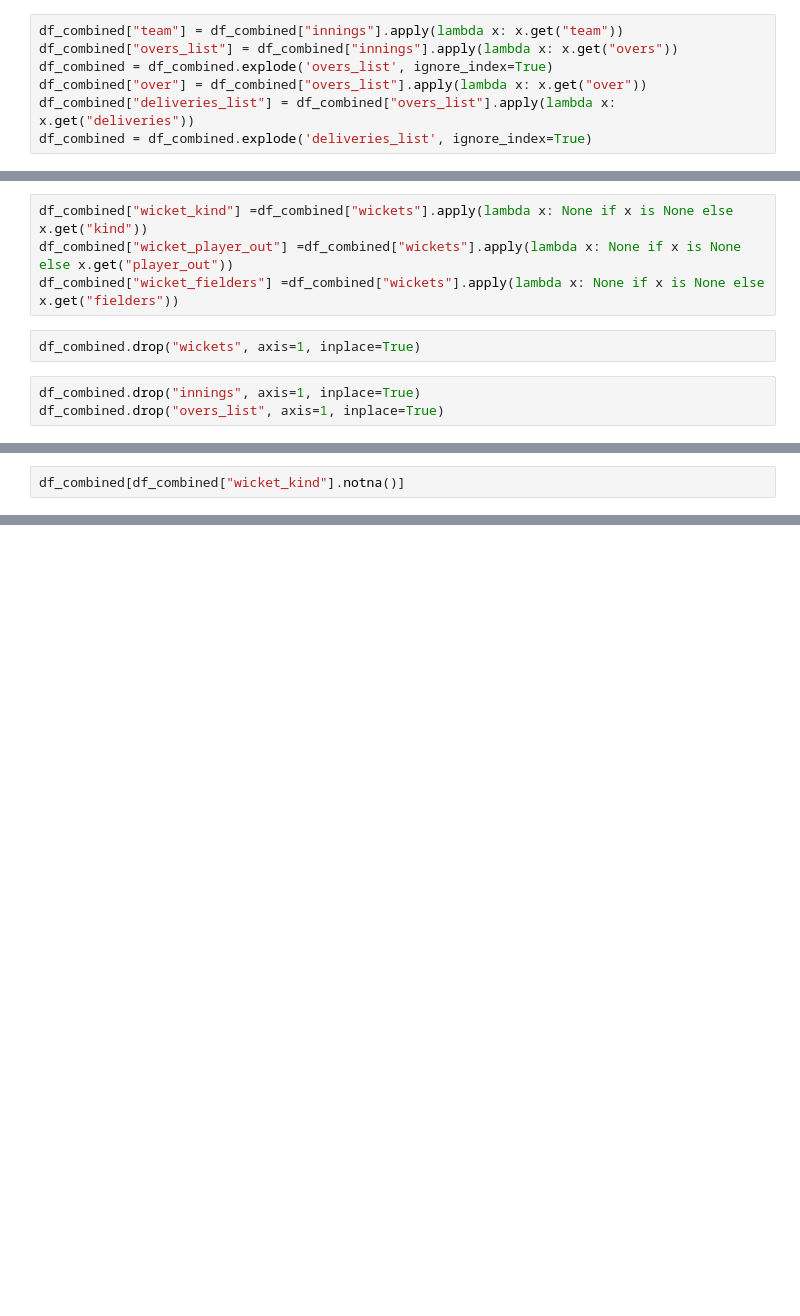
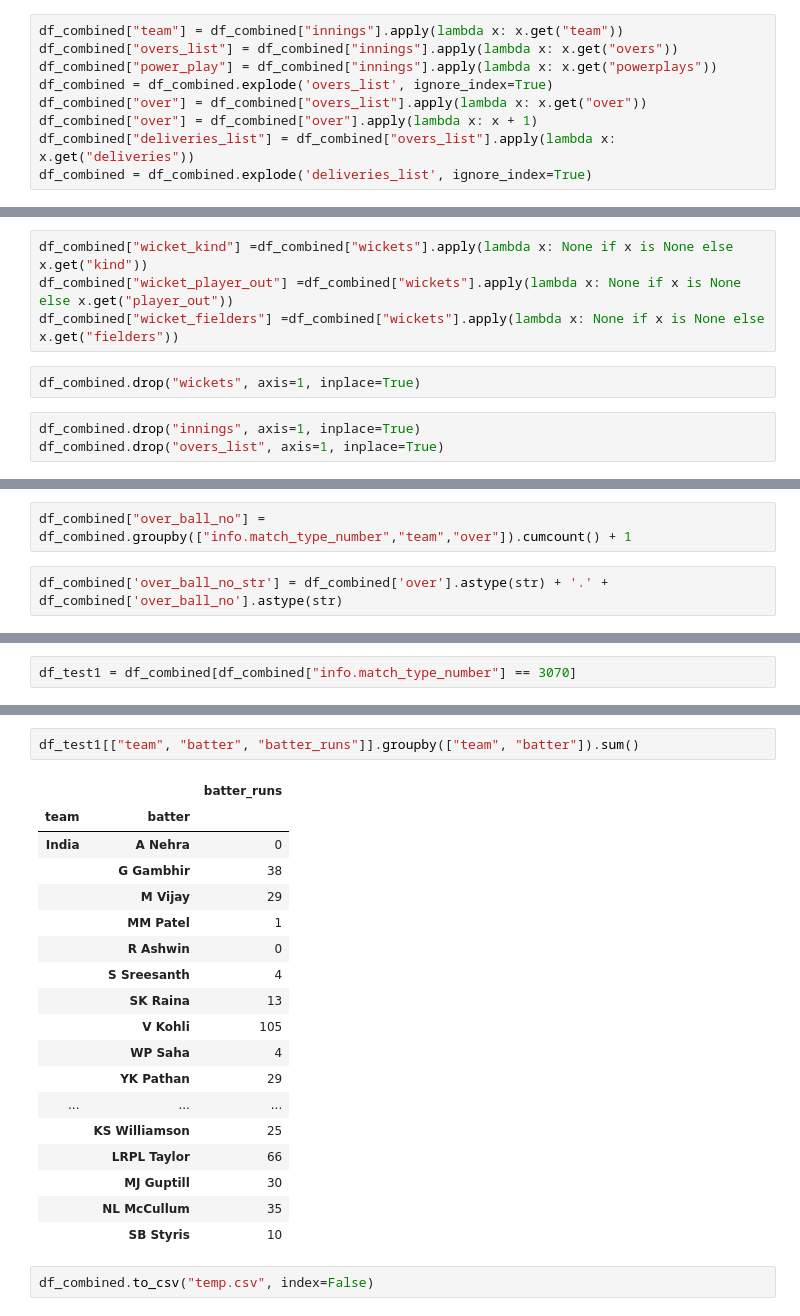
Before and after one commit to vanandjiwala/python_notebooks, a Jupyter notebook: cricket-etl-python/sample-etl.ipynb, the cells around one changed output, grey strips where cells are left out. Drawn from its saved outputs; the diff is of its cells as text; blank space fills up the shorter version.

```diff
--- a/cricket-etl-python/sample-etl.ipynb
+++ b/cricket-etl-python/sample-etl.ipynb
@@ -106,8 +106,10 @@ df_combined = df_combined.explode('innings', ignore_index=True)
 # %%
 df_combined["team"] = df_combined["innings"].apply(lambda x: x.get("team"))
 df_combined["overs_list"] = df_combined["innings"].apply(lambda x: x.get("overs"))
+df_combined["power_play"] = df_combined["innings"].apply(lambda x: x.get("powerplays"))
 df_combined = df_combined.explode('overs_list', ignore_index=True)
 df_combined["over"] = df_combined["overs_list"].apply(lambda x: x.get("over"))
+df_combined["over"] = df_combined["over"].apply(lambda x: x + 1)
 df_combined["deliveries_list"] = df_combined["overs_list"].apply(lambda x: x.get("deliveries"))
 df_combined = df_combined.explode('deliveries_list', ignore_index=True)
 # %%
@@ -151,0 +138,4 @@ df_combined
+# %%
+df_combined["over_ball_no"] = df_combined.groupby(["info.match_type_number","team","over"]).cumcount() + 1
+# %%
+df_combined['over_ball_no_str'] = df_combined['over'].astype(str) + '.' + df_combined['over_ball_no'].astype(str)
@@ -152,2 +158,2 @@ df_combined
 # %%
-df_combined[df_combined["wicket_kind"].notna()]
+df_test1 = df_combined[df_combined["info.match_type_number"] == 3070]
@@ -171,0 +160,23 @@ df_combined[df_combined["wicket_kind"].notna()]
+# %%
+df_test1[["team", "batter", "batter_runs"]].groupby(["team", "batter"]).sum()
+# %% [output]
+|  |  | batter_runs |
+| team | batter |  |
+| India | A Nehra | 0 |
+|  | G Gambhir | 38 |
+|  | M Vijay | 29 |
+|  | MM Patel | 1 |
+|  | R Ashwin | 0 |
+|  | S Sreesanth | 4 |
+|  | SK Raina | 13 |
+|  | V Kohli | 105 |
+|  | WP Saha | 4 |
+|  | YK Pathan | 29 |
+| ... | ... | ... |
+|  | KS Williamson | 25 |
+|  | LRPL Taylor | 66 |
+|  | MJ Guptill | 30 |
+|  | NL McCullum | 35 |
+|  | SB Styris | 10 |
+# %%
+df_combined.to_csv("temp.csv", index=False)
```
Also changed, not shown: parts of 4 cells of this notebook, 1 other file.
